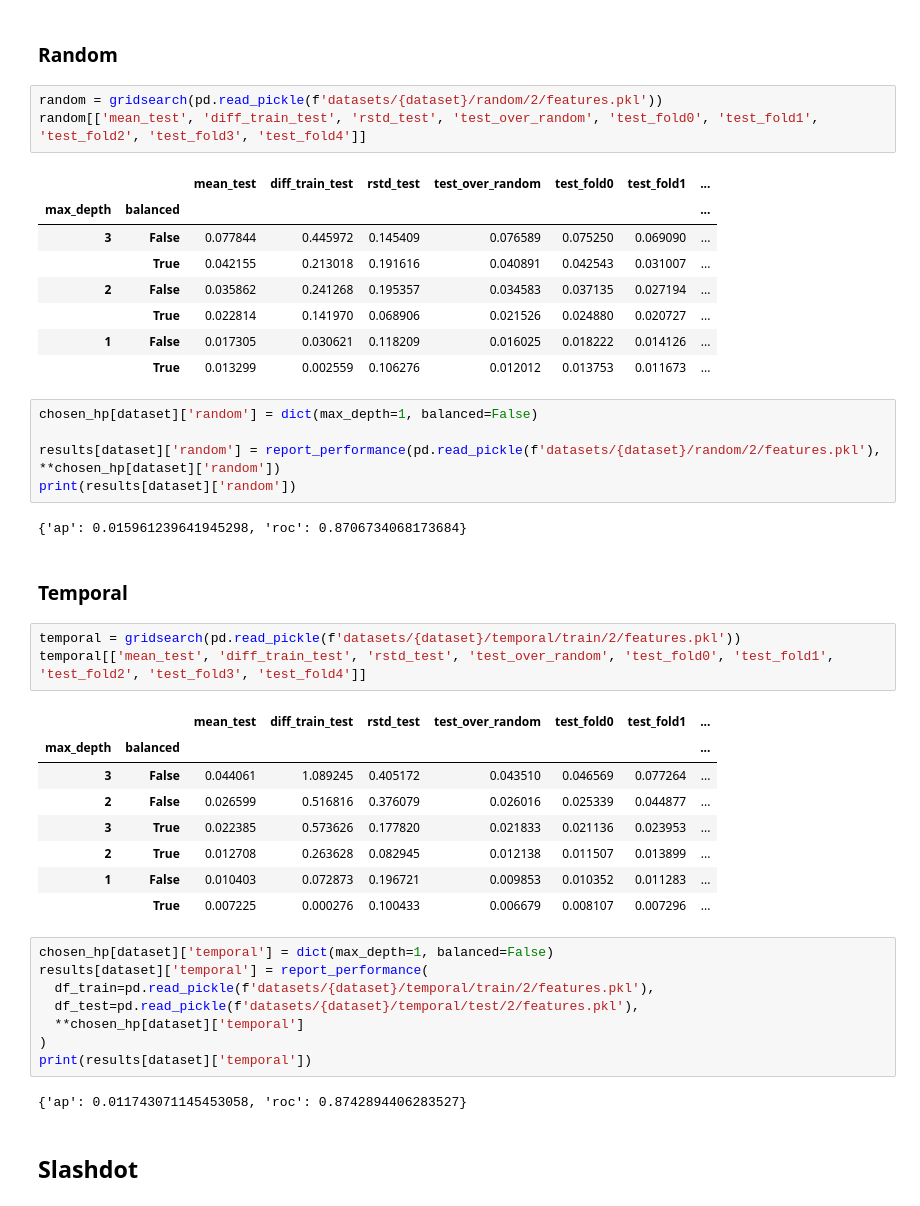
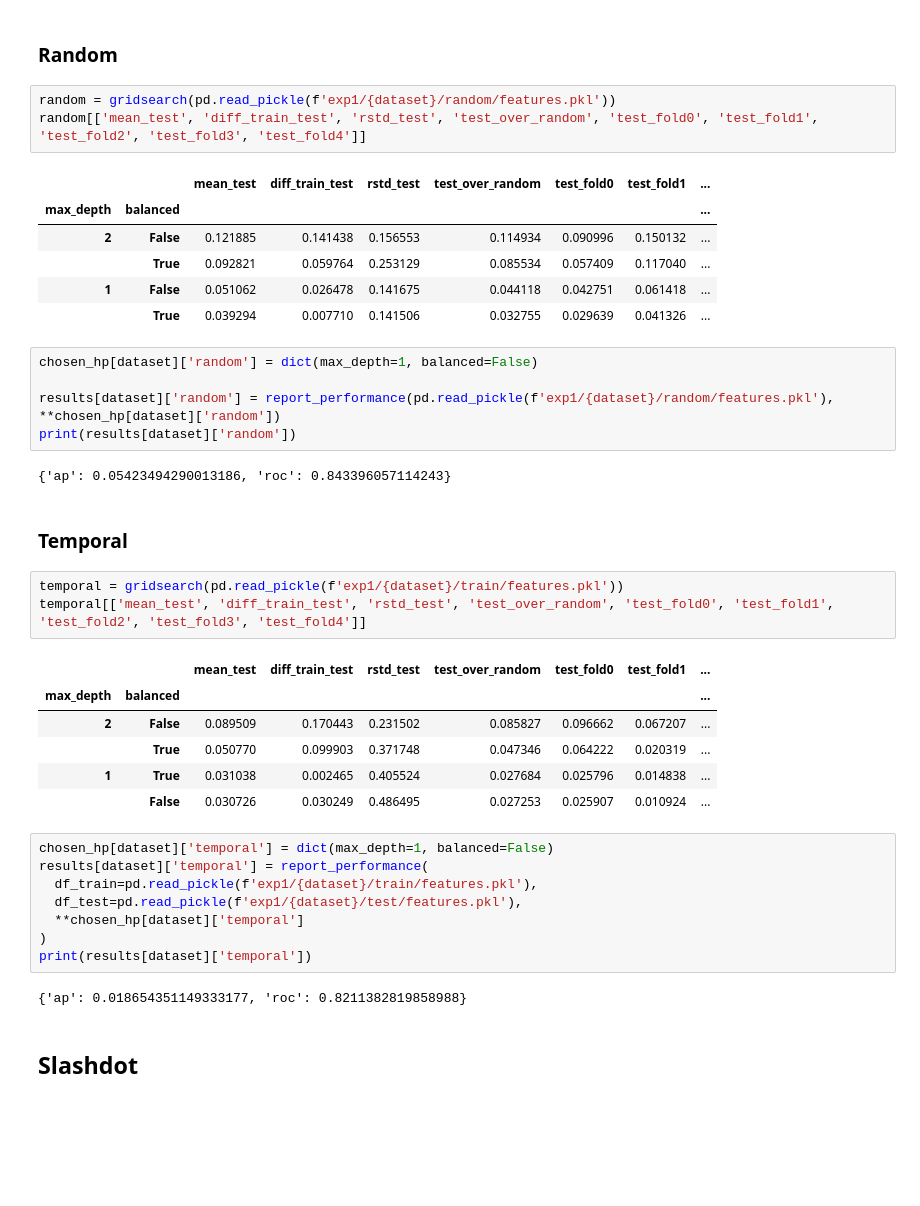
Before and after one commit to gerritjandebruin/CN2020, a Jupyter notebook: results-exp1.ipynb, the cells around one changed output. Cells and saved outputs as stored; diff of their text form; blank space fills up the shorter version.

```diff
--- a/results-exp1.ipynb
+++ b/results-exp1.ipynb
@@ -233,48 +155,44 @@ results[dataset] = dict()
 # %% [markdown]
 ### Random
 # %%
-random = gridsearch(pd.read_pickle(f'datasets/{dataset}/random/2/features.pkl'))
+random = gridsearch(pd.read_pickle(f'exp1/{dataset}/random/features.pkl'))
 random[['mean_test', 'diff_train_test', 'rstd_test', 'test_over_random', 'test_fold0', 'test_fold1', 'test_fold2', 'test_fold3', 'test_fold4']]
 # %% [output]
 |  |  | mean_test | diff_train_test | rstd_test | test_over_random | test_fold0 | test_fold1 | ... |
 | max_depth | balanced |  |  |  |  |  |  | ... |
-| 3 | False | 0.077844 | 0.445972 | 0.145409 | 0.076589 | 0.075250 | 0.069090 | ... |
-|  | True | 0.042155 | 0.213018 | 0.191616 | 0.040891 | 0.042543 | 0.031007 | ... |
-| 2 | False | 0.035862 | 0.241268 | 0.195357 | 0.034583 | 0.037135 | 0.027194 | ... |
-|  | True | 0.022814 | 0.141970 | 0.068906 | 0.021526 | 0.024880 | 0.020727 | ... |
-| 1 | False | 0.017305 | 0.030621 | 0.118209 | 0.016025 | 0.018222 | 0.014126 | ... |
-|  | True | 0.013299 | 0.002559 | 0.106276 | 0.012012 | 0.013753 | 0.011673 | ... |
+| 2 | False | 0.121885 | 0.141438 | 0.156553 | 0.114934 | 0.090996 | 0.150132 | ... |
+|  | True | 0.092821 | 0.059764 | 0.253129 | 0.085534 | 0.057409 | 0.117040 | ... |
+| 1 | False | 0.051062 | 0.026478 | 0.141675 | 0.044118 | 0.042751 | 0.061418 | ... |
+|  | True | 0.039294 | 0.007710 | 0.141506 | 0.032755 | 0.029639 | 0.041326 | ... |
 # %%
 chosen_hp[dataset]['random'] = dict(max_depth=1, balanced=False)
 
-results[dataset]['random'] = report_performance(pd.read_pickle(f'datasets/{dataset}/random/2/features.pkl'), **chosen_hp[dataset]['random'])
+results[dataset]['random'] = report_performance(pd.read_pickle(f'exp1/{dataset}/random/features.pkl'), **chosen_hp[dataset]['random'])
 print(results[dataset]['random'])
 # %% [output]
-{'ap': 0.015961239641945298, 'roc': 0.8706734068173684}
+{'ap': 0.05423494290013186, 'roc': 0.843396057114243}
 # %% [markdown]
 ### Temporal
 # %%
-temporal = gridsearch(pd.read_pickle(f'datasets/{dataset}/temporal/train/2/features.pkl'))
+temporal = gridsearch(pd.read_pickle(f'exp1/{dataset}/train/features.pkl'))
 temporal[['mean_test', 'diff_train_test', 'rstd_test', 'test_over_random', 'test_fold0', 'test_fold1', 'test_fold2', 'test_fold3', 'test_fold4']]
 # %% [output]
 |  |  | mean_test | diff_train_test | rstd_test | test_over_random | test_fold0 | test_fold1 | ... |
 | max_depth | balanced |  |  |  |  |  |  | ... |
-| 3 | False | 0.044061 | 1.089245 | 0.405172 | 0.043510 | 0.046569 | 0.077264 | ... |
-| 2 | False | 0.026599 | 0.516816 | 0.376079 | 0.026016 | 0.025339 | 0.044877 | ... |
-| 3 | True | 0.022385 | 0.573626 | 0.177820 | 0.021833 | 0.021136 | 0.023953 | ... |
-| 2 | True | 0.012708 | 0.263628 | 0.082945 | 0.012138 | 0.011507 | 0.013899 | ... |
-| 1 | False | 0.010403 | 0.072873 | 0.196721 | 0.009853 | 0.010352 | 0.011283 | ... |
-|  | True | 0.007225 | 0.000276 | 0.100433 | 0.006679 | 0.008107 | 0.007296 | ... |
+| 2 | False | 0.089509 | 0.170443 | 0.231502 | 0.085827 | 0.096662 | 0.067207 | ... |
+|  | True | 0.050770 | 0.099903 | 0.371748 | 0.047346 | 0.064222 | 0.020319 | ... |
+| 1 | True | 0.031038 | 0.002465 | 0.405524 | 0.027684 | 0.025796 | 0.014838 | ... |
+|  | False | 0.030726 | 0.030249 | 0.486495 | 0.027253 | 0.025907 | 0.010924 | ... |
 # %%
 chosen_hp[dataset]['temporal'] = dict(max_depth=1, balanced=False)
 results[dataset]['temporal'] = report_performance(
-  df_train=pd.read_pickle(f'datasets/{dataset}/temporal/train/2/features.pkl'),
-  df_test=pd.read_pickle(f'datasets/{dataset}/temporal/test/2/features.pkl'),
+  df_train=pd.read_pickle(f'exp1/{dataset}/train/features.pkl'),
+  df_test=pd.read_pickle(f'exp1/{dataset}/test/features.pkl'),
   **chosen_hp[dataset]['temporal']
 )
 print(results[dataset]['temporal'])
 # %% [output]
-{'ap': 0.011743071145453058, 'roc': 0.8742894406283527}
+{'ap': 0.018654351149333177, 'roc': 0.8211382819858988}
 # %% [markdown]
 ## Slashdot
 # %%
```
Also changed, not shown: parts of 26 cells of this notebook, 5 other files.
